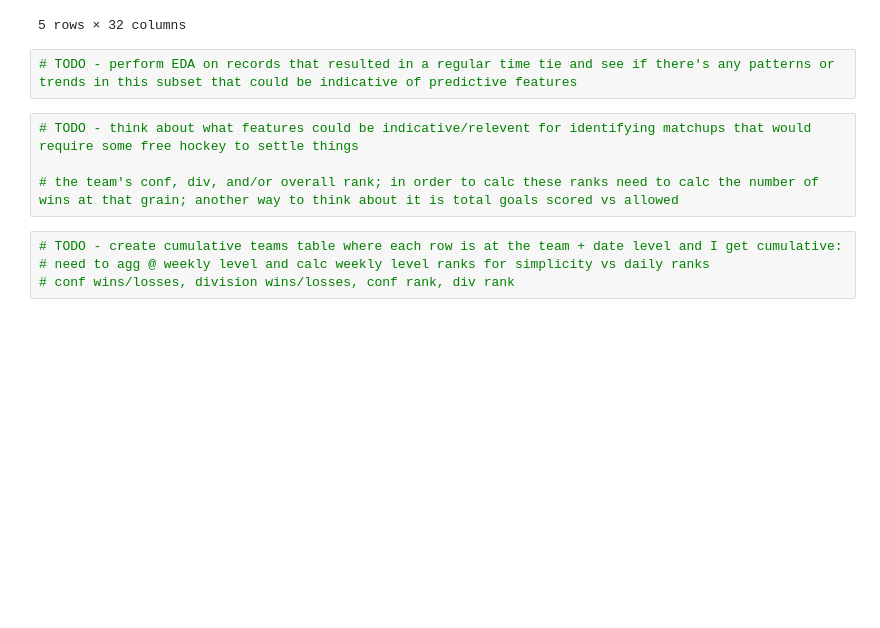
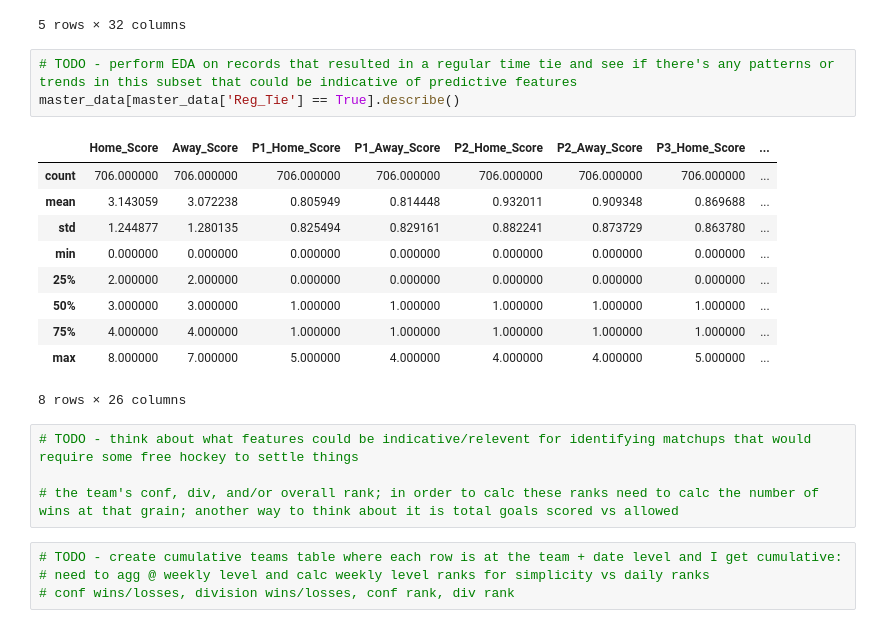
Before and after one commit to emmettd247/SportOnIce, a Jupyter notebook: master_data_join.ipynb, the cells around one changed output. Drawn from its saved outputs; the diff is of its cells as text; blank space fills up the shorter version.

```diff
--- a/master_data_join.ipynb
+++ b/master_data_join.ipynb
@@ -175,6 +161,18 @@ test_all_home_games[peek_cols].tail(5)
 5 rows × 32 columns
 # %%
 # TODO - perform EDA on records that resulted in a regular time tie and see if there's any patterns or trends in this subset that could be indicative of predictive features
+master_data[master_data['Reg_Tie'] == True].describe()
+# %% [output]
+|  | Home_Score | Away_Score | P1_Home_Score | P1_Away_Score | P2_Home_Score | P2_Away_Score | P3_Home_Score | ... |
+| count | 706.000000 | 706.000000 | 706.000000 | 706.000000 | 706.000000 | 706.000000 | 706.000000 | ... |
+| mean | 3.143059 | 3.072238 | 0.805949 | 0.814448 | 0.932011 | 0.909348 | 0.869688 | ... |
+| std | 1.244877 | 1.280135 | 0.825494 | 0.829161 | 0.882241 | 0.873729 | 0.863780 | ... |
+| min | 0.000000 | 0.000000 | 0.000000 | 0.000000 | 0.000000 | 0.000000 | 0.000000 | ... |
+| 25% | 2.000000 | 2.000000 | 0.000000 | 0.000000 | 0.000000 | 0.000000 | 0.000000 | ... |
+| 50% | 3.000000 | 3.000000 | 1.000000 | 1.000000 | 1.000000 | 1.000000 | 1.000000 | ... |
+| 75% | 4.000000 | 4.000000 | 1.000000 | 1.000000 | 1.000000 | 1.000000 | 1.000000 | ... |
+| max | 8.000000 | 7.000000 | 5.000000 | 4.000000 | 4.000000 | 4.000000 | 5.000000 | ... |
+8 rows × 26 columns
 # %%
 # TODO - think about what features could be indicative/relevent for identifying matchups that would require some free hockey to settle things
 
```
Also changed, not shown: parts of 2 cells of this notebook.
